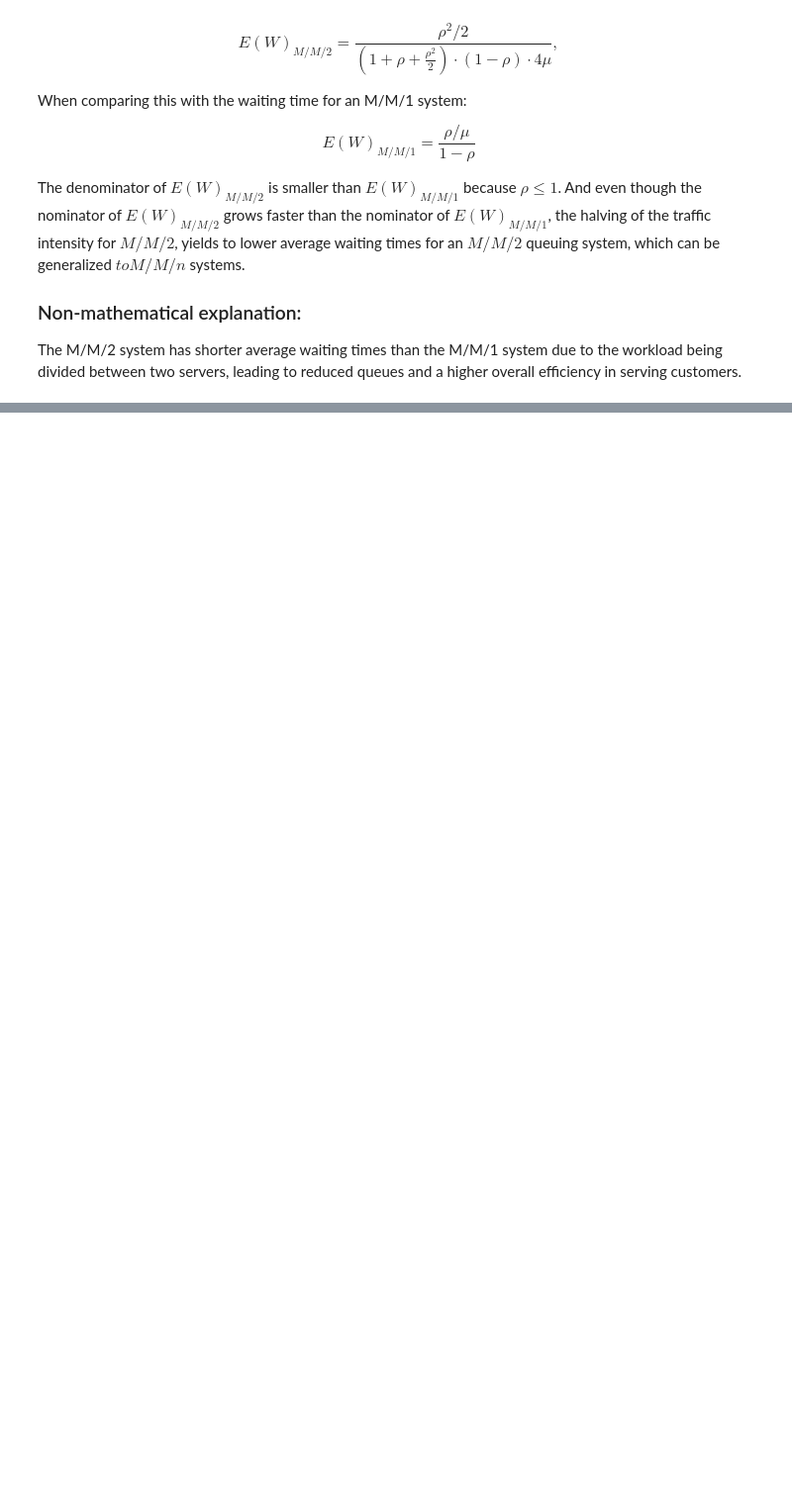
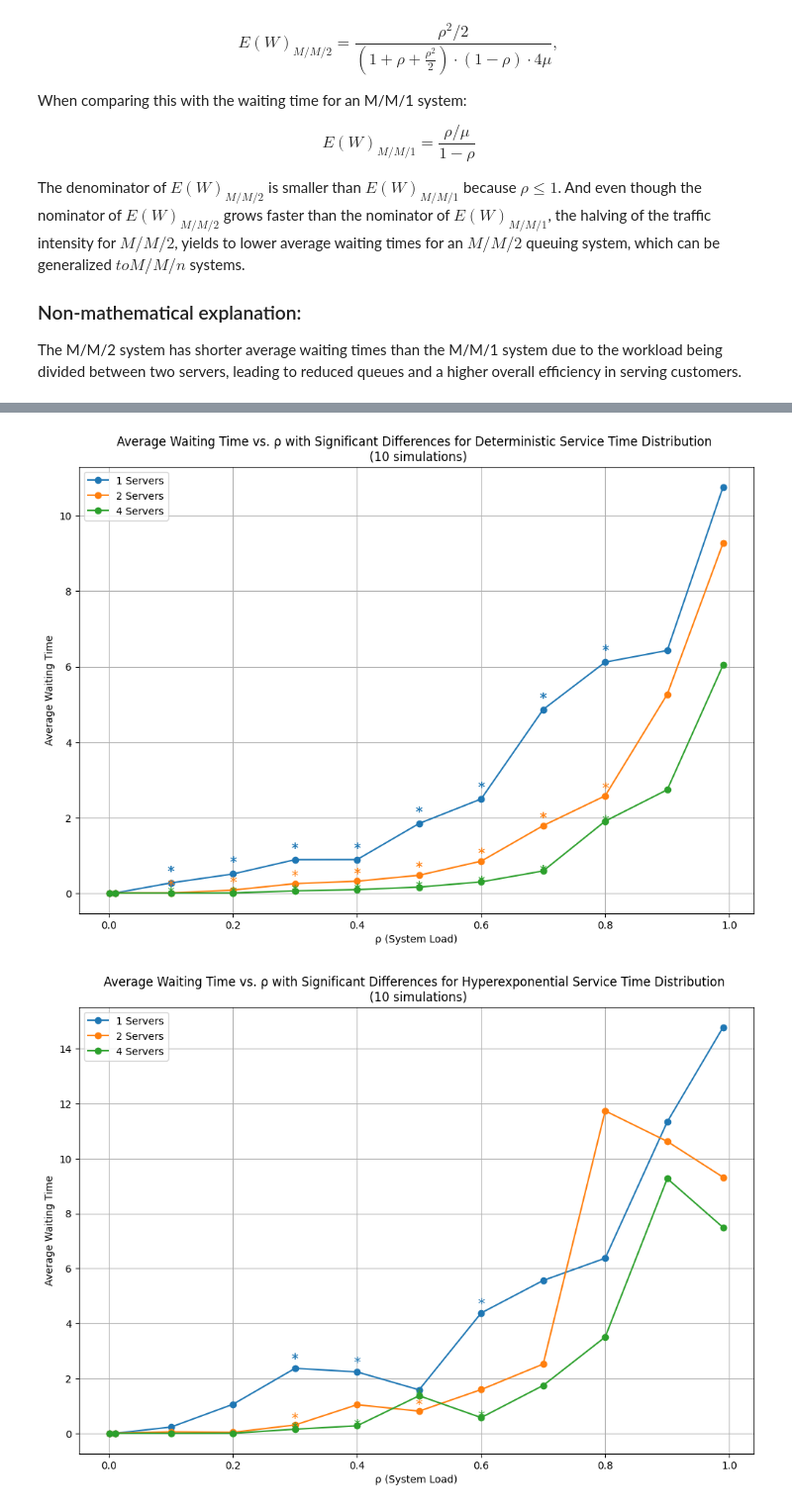
Before and after one commit to brkoedijk/Stoch_Sim_As2, a Jupyter notebook: assignment2.ipynb, the cells around one changed output, grey strips where cells are left out. Shown at 99% size. Cells and saved outputs as stored; diff of their text form; code cells hidden in the pictures; blank space fills up the shorter version.

```diff
--- a/assignment2.ipynb
+++ b/assignment2.ipynb
@@ -282,0 +409,53 @@ The result is statistically significant and the null hypotheses that the mean wa
+# %%
+
+alpha = 0.05
+offset = 0.3
+
+for server_type in server_types:
+    average_waiting_times = {
+        n: [numpy.mean(wts[server_type][n][i]) for i in range(len(rho_vals))]
+        for n in servers
+    }
+
+    significant_points = {n: [] for n in servers}
+
+    for i, rho in enumerate(rho_vals):
+        waiting_times = {n: wts[server_type][n][i] for n in servers}
+
+        for n1 in servers:
+            for n2 in servers:
+                if n1 < n2:
+                    t_stat, p_val = ttest_ind(waiting_times[n1], waiting_times[n2], equal_var=False)
+                    if p_val < alpha:
+                        significant_points[n1].append(rho)
+                        significant_points[n2].append(rho)
+
+    plt.figure(figsize=(12, 8))
+
+    line_colors = {}
+
+    for n in servers:
+        line, = plt.plot(rho_vals, average_waiting_times[n], label=f"{n} Servers", marker='o')
+        line_colors[n] = line.get_color()
+
+    for n in servers:
+        for rho in significant_points[n]:
+            y_value = average_waiting_times[n][rho_vals.index(rho)]
+            plt.annotate(
+                '*',
+                (rho, y_value + offset - n / 10),
+                color=line_colors[n],
+                fontsize=14,
+                ha='center'
+            )
+
+    plt.title(f"Average Waiting Time vs. ρ with Significant Differences for {server_type} Service Time Distribution \n ({simulations} simulations)")
+    plt.xlabel("ρ (System Load)")
+    plt.ylabel("Average Waiting Time")
+    plt.legend()
+    plt.grid(True)
+    plt.savefig(f"rhoplot_{server_type}", dpi = 300)
+    plt.show()
+# %% [output]
+[figure, added]
+[figure, added]
```
Also changed, not shown: parts of 18 cells of this notebook, 11 other files.
